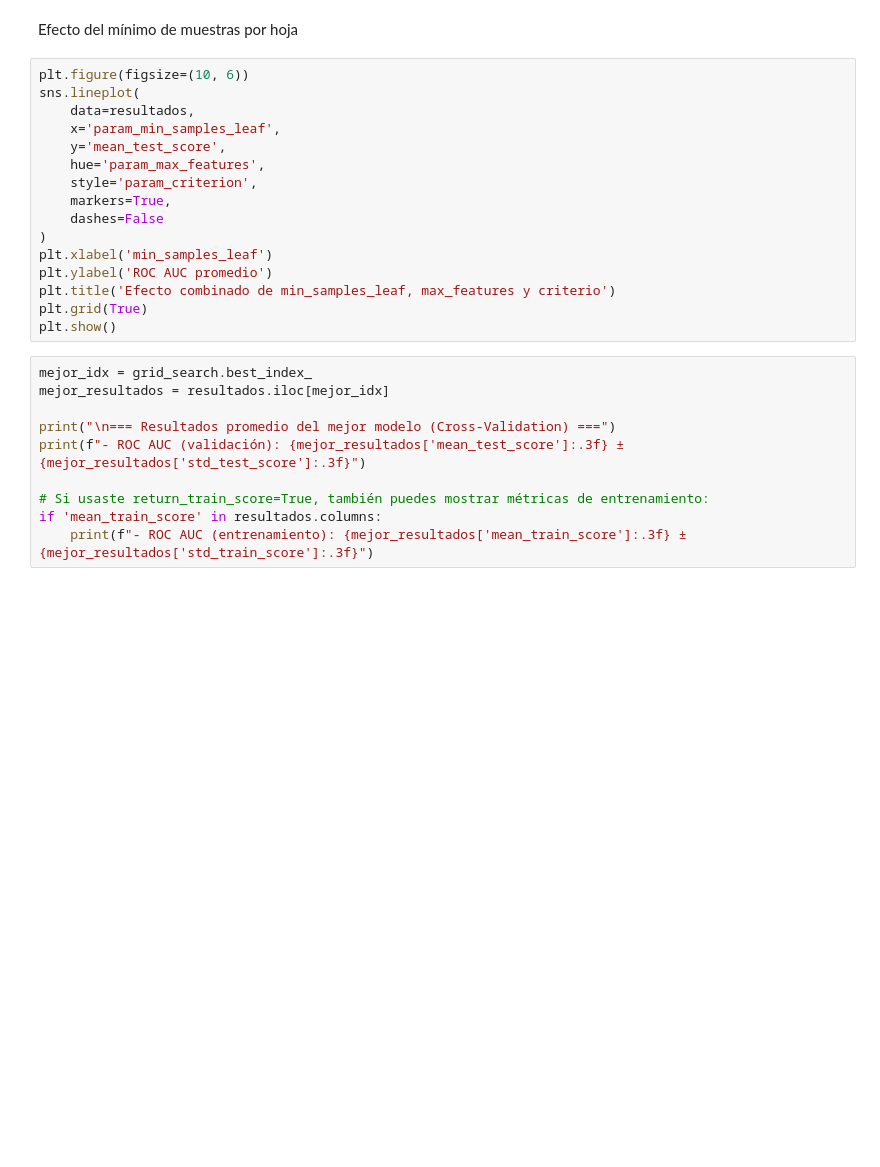
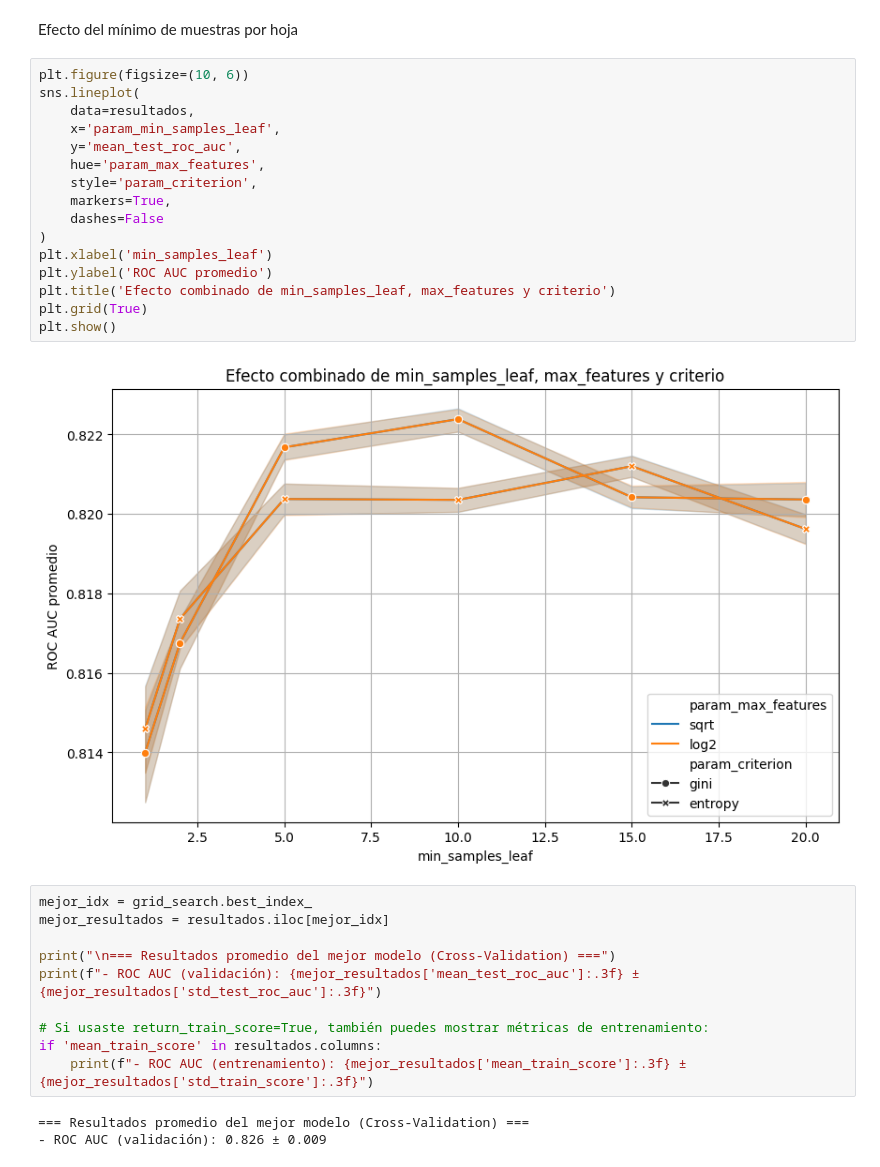
Before and after one commit to cristianmunoz1/Intro_ML_project, a Jupyter notebook: Clasificación/04_Modelo_Random_Forest_class.ipynb, the cells around one changed output. Cells and saved outputs as stored; diff of their text form; blank space fills up the shorter version.

```diff
--- a/Clasificación/04_Modelo_Random_Forest_class.ipynb
+++ b/Clasificación/04_Modelo_Random_Forest_class.ipynb
@@ -305,26 +306,31 @@ Efecto del mínimo de muestras por hoja
 # %%
 plt.figure(figsize=(10, 6))
 sns.lineplot(
     data=resultados,
     x='param_min_samples_leaf',
-    y='mean_test_score',
+    y='mean_test_roc_auc',
     hue='param_max_features',
     style='param_criterion',
     markers=True,
     dashes=False
 )
 plt.xlabel('min_samples_leaf')
 plt.ylabel('ROC AUC promedio')
 plt.title('Efecto combinado de min_samples_leaf, max_features y criterio')
 plt.grid(True)
 plt.show()
+# %% [output]
+[figure, added]
 # %%
 mejor_idx = grid_search.best_index_
 mejor_resultados = resultados.iloc[mejor_idx]
 
 print("\n=== Resultados promedio del mejor modelo (Cross-Validation) ===")
-print(f"- ROC AUC (validación): {mejor_resultados['mean_test_score']:.3f} ± {mejor_resultados['std_test_score']:.3f}")
+print(f"- ROC AUC (validación): {mejor_resultados['mean_test_roc_auc']:.3f} ± {mejor_resultados['std_test_roc_auc']:.3f}")
 
 # Si usaste return_train_score=True, también puedes mostrar métricas de entrenamiento:
 if 'mean_train_score' in resultados.columns:
     print(f"- ROC AUC (entrenamiento): {mejor_resultados['mean_train_score']:.3f} ± {mejor_resultados['std_train_score']:.3f}")
+# %% [output]
+=== Resultados promedio del mejor modelo (Cross-Validation) ===
+- ROC AUC (validación): 0.826 ± 0.009
```
Also changed, not shown: parts of 4 cells of this notebook.
